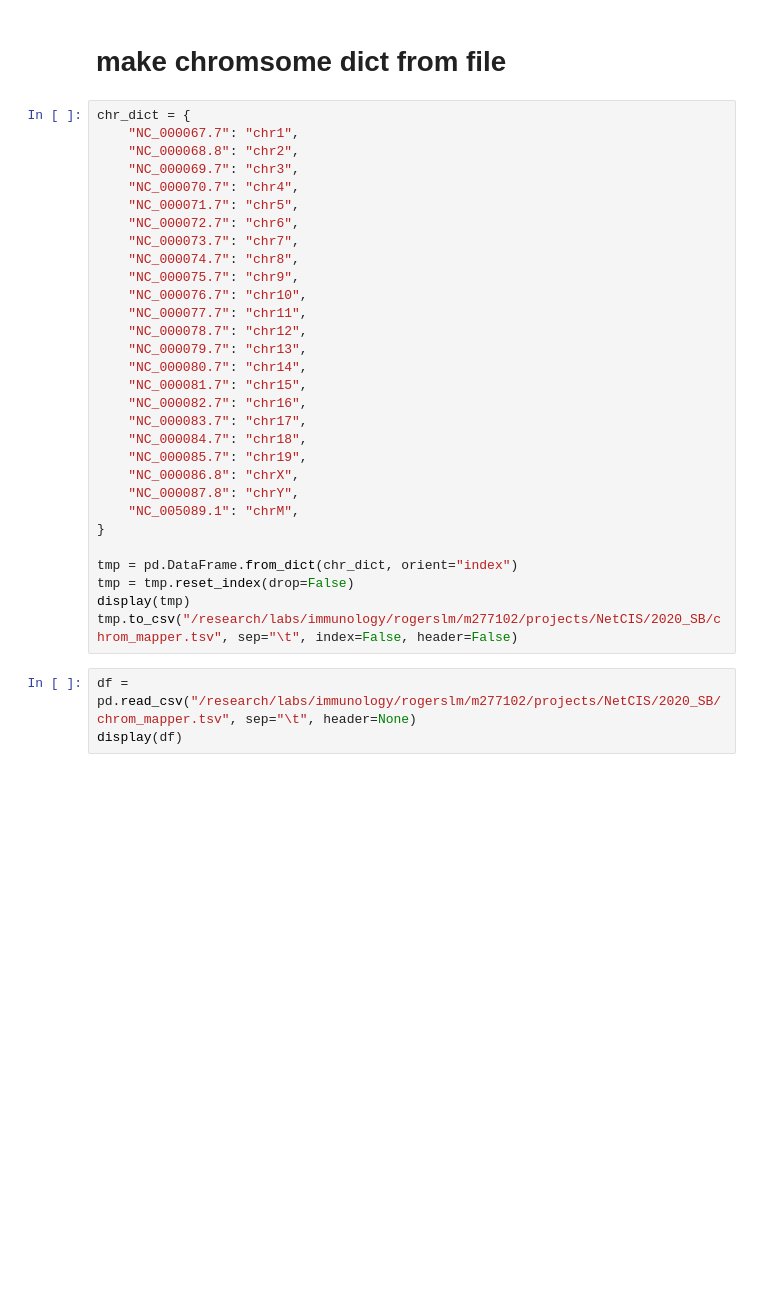
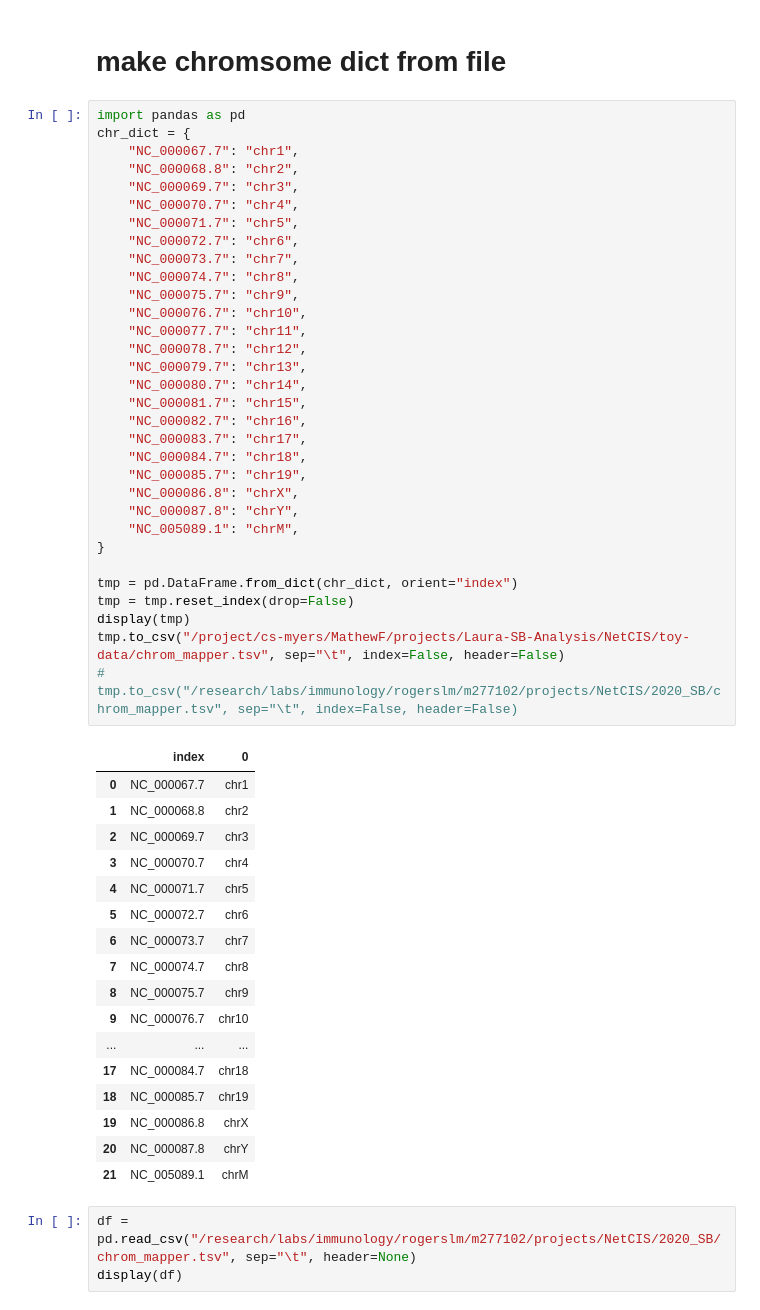
Before and after one commit to RogersLabGroup/NetCIS, a Jupyter notebook: notebooks/investigate_irl_irr.ipynb, the cells around one changed output. Drawn from its saved outputs; the diff is of its cells as text; blank space fills up the shorter version.

```diff
--- a/notebooks/investigate_irl_irr.ipynb
+++ b/notebooks/investigate_irl_irr.ipynb
@@ -375,35 +375,55 @@ inserts_df = concat(insert_list, ignore_index=True)
 # %% [markdown]
 # make chromsome dict from file
 # %%
+import pandas as pd
 chr_dict = {
     "NC_000067.7": "chr1",
     "NC_000068.8": "chr2",
     "NC_000069.7": "chr3",
     "NC_000070.7": "chr4",
     "NC_000071.7": "chr5",
     "NC_000072.7": "chr6",
     "NC_000073.7": "chr7",
     "NC_000074.7": "chr8",
     "NC_000075.7": "chr9",
     "NC_000076.7": "chr10",
     "NC_000077.7": "chr11",
     "NC_000078.7": "chr12",
     "NC_000079.7": "chr13",
     "NC_000080.7": "chr14",
     "NC_000081.7": "chr15",
     "NC_000082.7": "chr16",
     "NC_000083.7": "chr17",
     "NC_000084.7": "chr18",
     "NC_000085.7": "chr19",
     "NC_000086.8": "chrX",
     "NC_000087.8": "chrY",
     "NC_005089.1": "chrM",
 }
 
 tmp = pd.DataFrame.from_dict(chr_dict, orient="index")
 tmp = tmp.reset_index(drop=False)
 display(tmp)
-tmp.to_csv("/research/labs/immunology/rogerslm/m277102/projects/NetCIS/2020_SB/chrom_mapper.tsv", sep="\t", index=False, header=False)
+tmp.to_csv("/project/cs-myers/MathewF/projects/Laura-SB-Analysis/NetCIS/toy-data/chrom_mapper.tsv", sep="\t", index=False, header=False)
+# tmp.to_csv("/research/labs/immunology/rogerslm/m277102/projects/NetCIS/2020_SB/chrom_mapper.tsv", sep="\t", index=False, header=False)
+# %% [output]
+|  | index | 0 |
+| 0 | NC_000067.7 | chr1 |
+| 1 | NC_000068.8 | chr2 |
+| 2 | NC_000069.7 | chr3 |
+| 3 | NC_000070.7 | chr4 |
+| 4 | NC_000071.7 | chr5 |
+| 5 | NC_000072.7 | chr6 |
+| 6 | NC_000073.7 | chr7 |
+| 7 | NC_000074.7 | chr8 |
+| 8 | NC_000075.7 | chr9 |
+| 9 | NC_000076.7 | chr10 |
+| ... | ... | ... |
+| 17 | NC_000084.7 | chr18 |
+| 18 | NC_000085.7 | chr19 |
+| 19 | NC_000086.8 | chrX |
+| 20 | NC_000087.8 | chrY |
+| 21 | NC_005089.1 | chrM |
 # %%
 df = pd.read_csv("/research/labs/immunology/rogerslm/m277102/projects/NetCIS/2020_SB/chrom_mapper.tsv", sep="\t", header=None)
 display(df)
```
Also changed, not shown: 7 other files.
